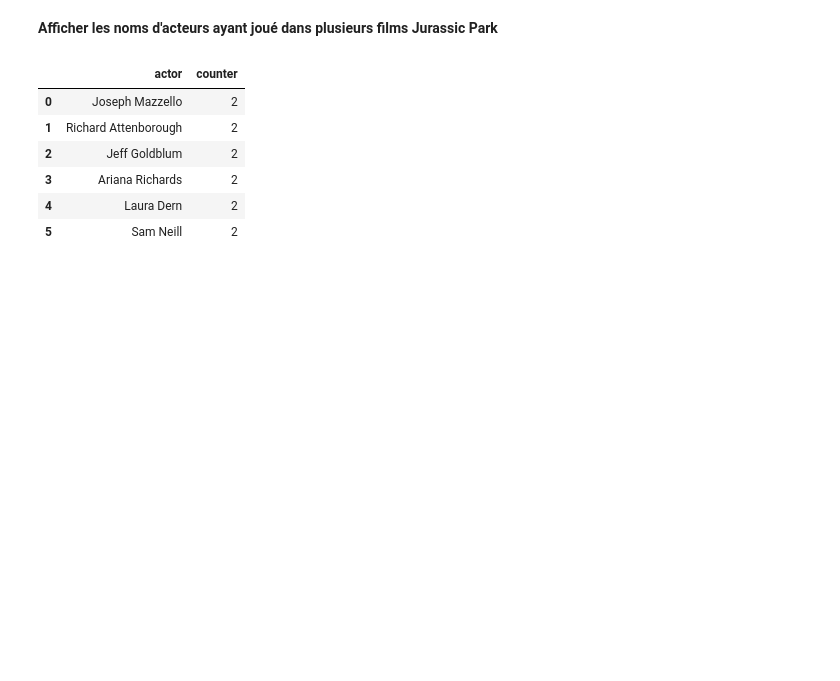
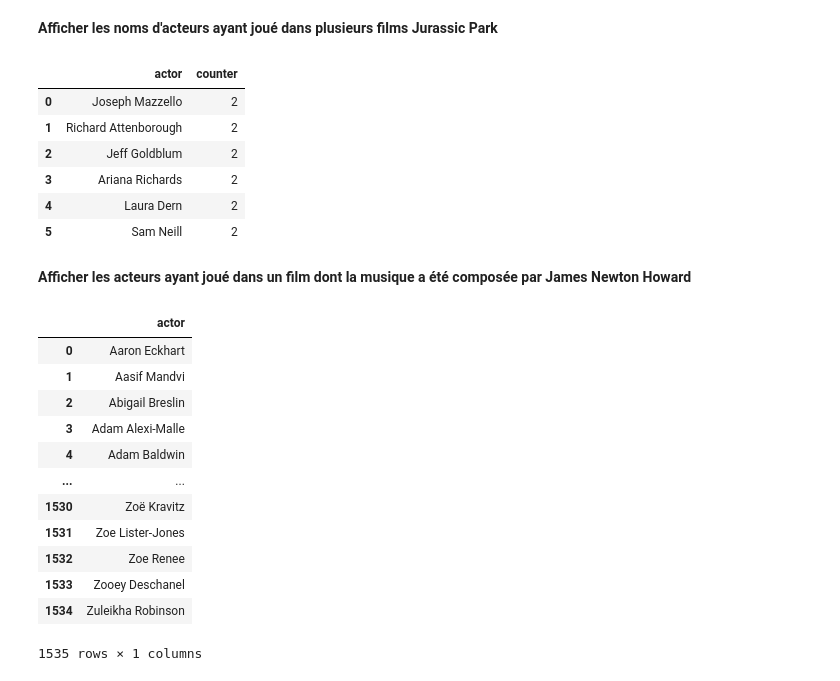
Before and after one commit to Franck-LF/projectBlock1, a Jupyter notebook: DBmovies.ipynb, the cells around one changed output. Cells and saved outputs as stored; diff of their text form; code cells hidden in the pictures; blank space fills up the shorter version.

```diff
--- a/DBmovies.ipynb
+++ b/DBmovies.ipynb
@@ -799,3 +799,34 @@ df
 | 3 | Ariana Richards | 2 |
 | 4 | Laura Dern | 2 |
 | 5 | Sam Neill | 2 |
+# %% [markdown]
+**Afficher les acteurs ayant joué dans un film dont la musique a été composée par James Newton Howard**
+# %%
+query = (""" \
+SELECT DISTINCT a.actor_name \
+FROM composers AS c \
+JOIN composer_movie AS cm ON cm.composer_id = c.composer_id \
+JOIN movies AS m on m.movie_id = cm.movie_id \
+JOIN actor_movie AS am ON am.movie_id = m.movie_id \
+JOIN actors AS a ON a.actor_id = am.actor_id \
+WHERE c.composer_name LIKE '%Newton Howard%' \
+ORDER BY a.actor_name; \
+""")
+cursor.execute(query)
+result = cursor.fetchall()
+df = pd.DataFrame(result, columns = ['actor'])
+df
+# %% [output]
+|  | actor |
+| 0 | Aaron Eckhart |
+| 1 | Aasif Mandvi |
+| 2 | Abigail Breslin |
+| 3 | Adam Alexi-Malle |
+| 4 | Adam Baldwin |
+| ... | ... |
+| 1530 | Zoë Kravitz |
+| 1531 | Zoe Lister-Jones |
+| 1532 | Zoe Renee |
+| 1533 | Zooey Deschanel |
+| 1534 | Zuleikha Robinson |
+1535 rows × 1 columns
```
Also changed, not shown: parts of 7 cells of this notebook.
